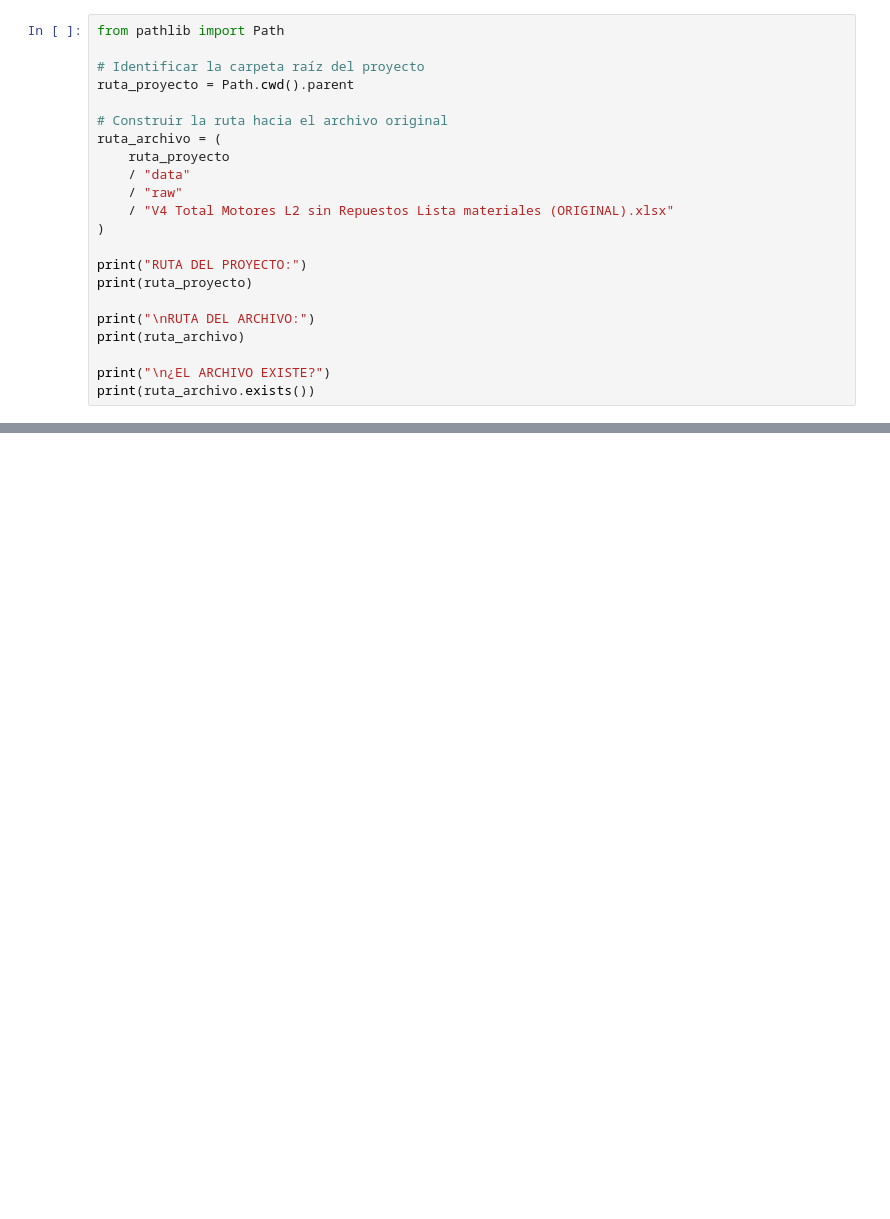
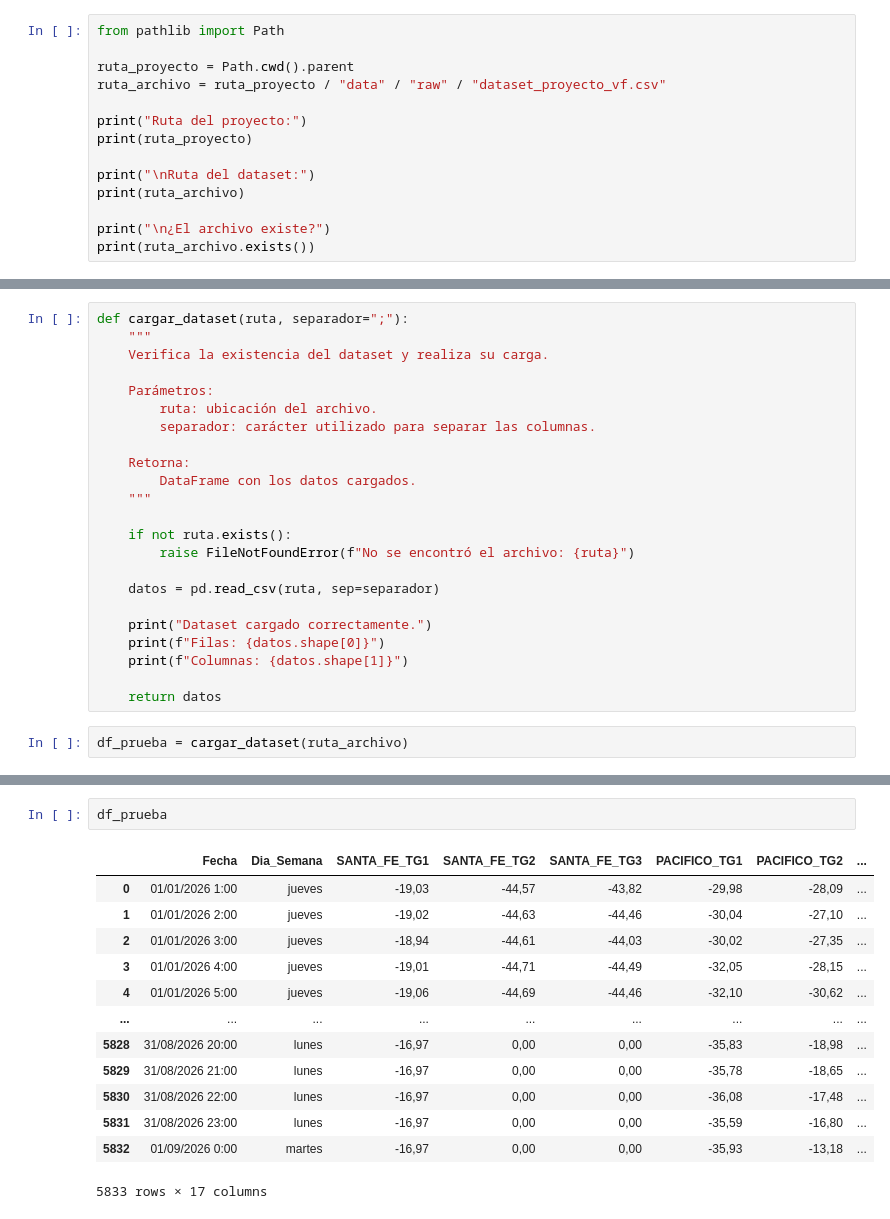
Before and after one commit to vedurancisterna-alt/Grupo-2-Sumativa-1-, a Jupyter notebook: F1/F1_definicion.ipynb, the cells around one changed output, grey strips where cells are left out. Saved outputs shown, nothing was run; the diff lists cells and outputs as text; blank space fills up the shorter version.

```diff
--- a/F1/F1_definicion.ipynb
+++ b/F1/F1_definicion.ipynb
@@ -25,23 +140,15 @@ Error:
 # %%
 from pathlib import Path
 
-# Identificar la carpeta raíz del proyecto
 ruta_proyecto = Path.cwd().parent
+ruta_archivo = ruta_proyecto / "data" / "raw" / "dataset_proyecto_vf.csv"
 
-# Construir la ruta hacia el archivo original
-ruta_archivo = (
-    ruta_proyecto
-    / "data"
-    / "raw"
-    / "V4 Total Motores L2 sin Repuestos Lista materiales (ORIGINAL).xlsx"
-)
-
-print("RUTA DEL PROYECTO:")
+print("Ruta del proyecto:")
 print(ruta_proyecto)
 
-print("\nRUTA DEL ARCHIVO:")
+print("\nRuta del dataset:")
 print(ruta_archivo)
 
-print("\n¿EL ARCHIVO EXISTE?")
+print("\n¿El archivo existe?")
 print(ruta_archivo.exists())
 # %% [output]
@@ -55,0 +271,25 @@ True
+# %%
+def cargar_dataset(ruta, separador=";"):
+    """
+    Verifica la existencia del dataset y realiza su carga.
+
+    Parámetros:
+        ruta: ubicación del archivo.
+        separador: carácter utilizado para separar las columnas.
+
+    Retorna:
+        DataFrame con los datos cargados.
+    """
+
+    if not ruta.exists():
+        raise FileNotFoundError(f"No se encontró el archivo: {ruta}")
+
+    datos = pd.read_csv(ruta, sep=separador)
+
+    print("Dataset cargado correctamente.")
+    print(f"Filas: {datos.shape[0]}")
+    print(f"Columnas: {datos.shape[1]}")
+
+    return datos
+# %%
+df_prueba = cargar_dataset(ruta_archivo)
@@ -55,0 +300,16 @@ True
+# %%
+df_prueba
+# %% [output]
+|  | Fecha | Dia_Semana | SANTA_FE_TG1 | SANTA_FE_TG2 | SANTA_FE_TG3 | PACIFICO_TG1 | PACIFICO_TG2 | ... |
+| 0 | 01/01/2026 1:00 | jueves | -19,03 | -44,57 | -43,82 | -29,98 | -28,09 | ... |
+| 1 | 01/01/2026 2:00 | jueves | -19,02 | -44,63 | -44,46 | -30,04 | -27,10 | ... |
+| 2 | 01/01/2026 3:00 | jueves | -18,94 | -44,61 | -44,03 | -30,02 | -27,35 | ... |
+| 3 | 01/01/2026 4:00 | jueves | -19,01 | -44,71 | -44,49 | -32,05 | -28,15 | ... |
+| 4 | 01/01/2026 5:00 | jueves | -19,06 | -44,69 | -44,46 | -32,10 | -30,62 | ... |
+| ... | ... | ... | ... | ... | ... | ... | ... | ... |
+| 5828 | 31/08/2026 20:00 | lunes | -16,97 | 0,00 | 0,00 | -35,83 | -18,98 | ... |
+| 5829 | 31/08/2026 21:00 | lunes | -16,97 | 0,00 | 0,00 | -35,78 | -18,65 | ... |
+| 5830 | 31/08/2026 22:00 | lunes | -16,97 | 0,00 | 0,00 | -36,08 | -17,48 | ... |
+| 5831 | 31/08/2026 23:00 | lunes | -16,97 | 0,00 | 0,00 | -35,59 | -16,80 | ... |
+| 5832 | 01/09/2026 0:00 | martes | -16,97 | 0,00 | 0,00 | -35,93 | -13,18 | ... |
+5833 rows × 17 columns
```
Also changed, not shown: parts of 31 cells of this notebook.
